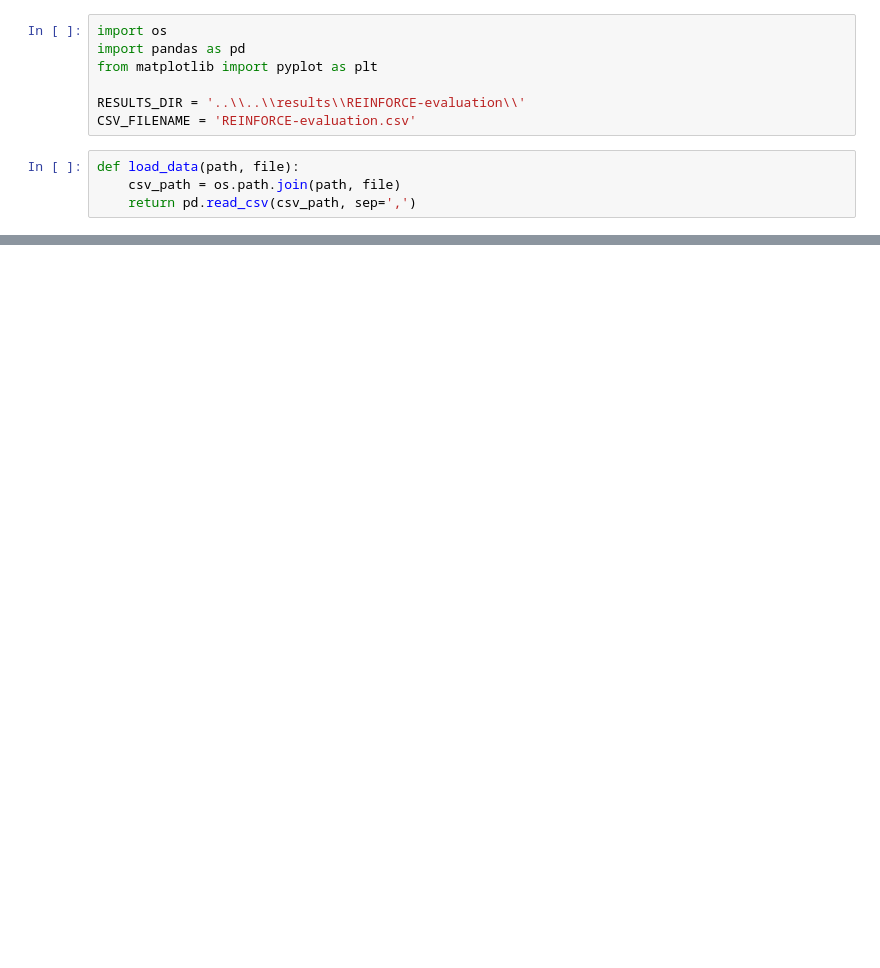
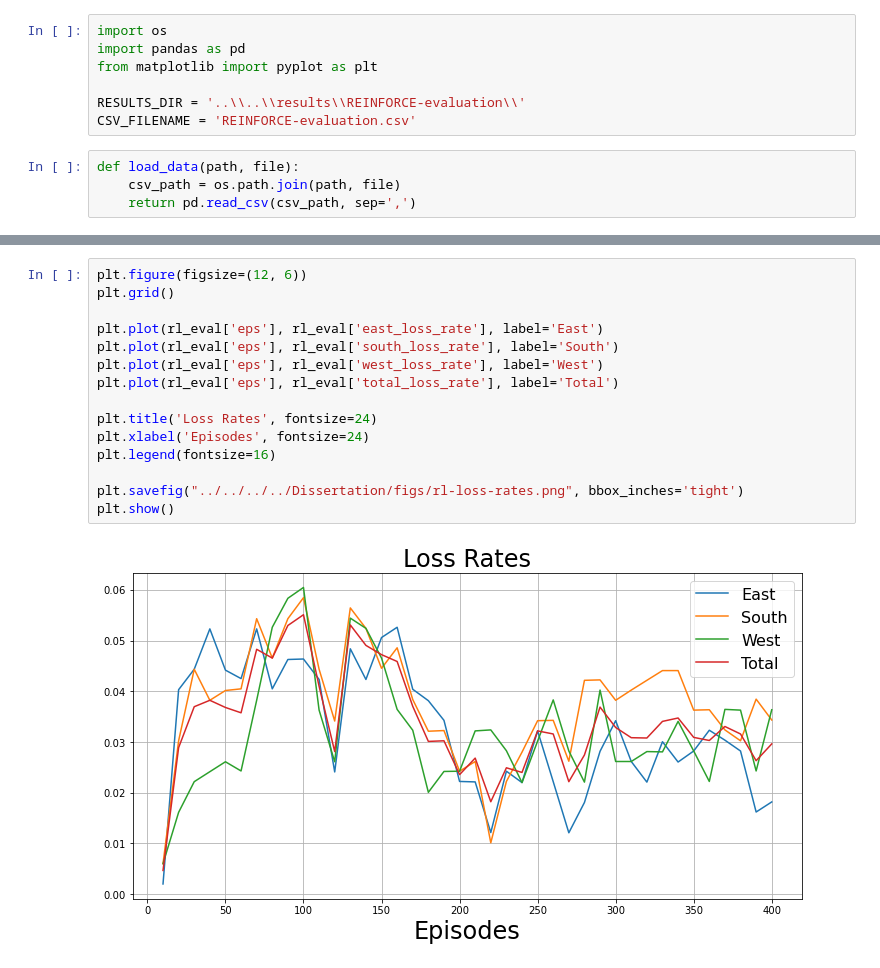
Before and after one commit to VictorZXY/Meowjong, a Jupyter notebook: evaluation/results_analysis/reinforce_visualisation.ipynb, the cells around one changed output, grey strips where cells are left out. Saved outputs shown, nothing was run; the diff lists cells and outputs as text; blank space fills up the shorter version.

```diff
--- a/evaluation/results_analysis/reinforce_visualisation.ipynb
+++ b/evaluation/results_analysis/reinforce_visualisation.ipynb
@@ -66,0 +78,17 @@ plt.show()
+# %%
+plt.figure(figsize=(12, 6))
+plt.grid()
+
+plt.plot(rl_eval['eps'], rl_eval['east_loss_rate'], label='East')
+plt.plot(rl_eval['eps'], rl_eval['south_loss_rate'], label='South')
+plt.plot(rl_eval['eps'], rl_eval['west_loss_rate'], label='West')
+plt.plot(rl_eval['eps'], rl_eval['total_loss_rate'], label='Total')
+
+plt.title('Loss Rates', fontsize=24)
+plt.xlabel('Episodes', fontsize=24)
+plt.legend(fontsize=16)
+
+plt.savefig("../../../../Dissertation/figs/rl-loss-rates.png", bbox_inches='tight')
+plt.show()
+# %% [output]
+[figure, added]
```
Also changed, not shown: parts of 8 cells of this notebook, 3 other files.
